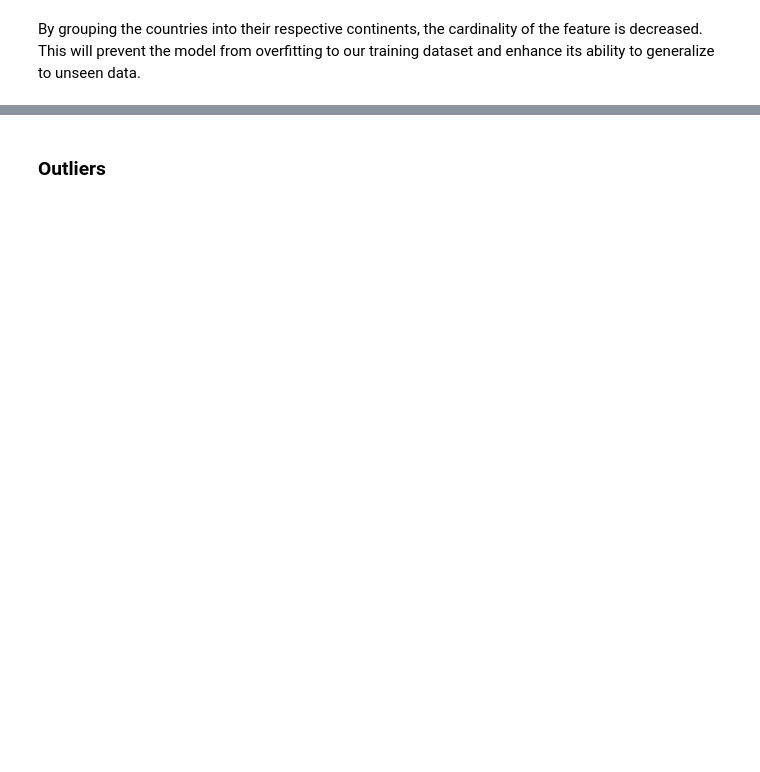
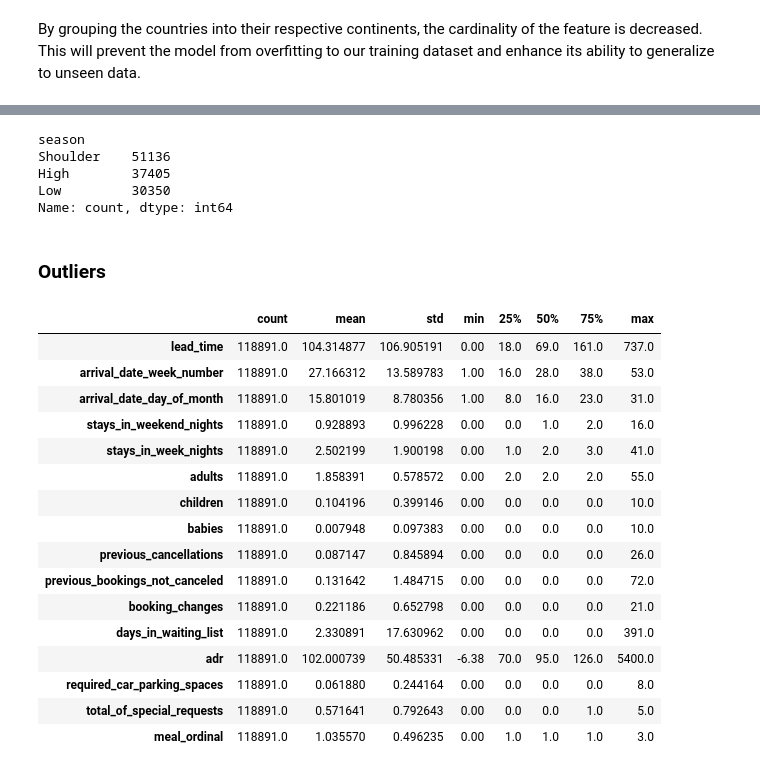
Before and after one commit to yusufkurubacak/Booking-Cancellation-Prediction, a Jupyter notebook: notebook.ipynb, the cells around one changed output, grey strips where cells are left out. Cells and saved outputs as stored; diff of their text form; code cells hidden in the pictures; blank space fills up the shorter version.

```diff
--- a/notebook.ipynb
+++ b/notebook.ipynb
@@ -264,0 +322,3 @@ This will prevent the model from overfitting to our training dataset and enhance
+# %%
+# Drop the meal feature
+df = df.drop('meal',axis =1)
@@ -265,2 +352,50 @@ This will prevent the model from overfitting to our training dataset and enhance
+# %%
+# Create the function to map months to seasons
+def month_to_season(month):
+    """ Convert the month name to tourism season."""
+
+    if month in ['June','July','August']:
+        return 'High'
+    elif month in ['September','October','November','April','May']:
+        return 'Shoulder'
+    elif month in ['December','January','February','March']:
+        return 'Low'
+    else:
+        return 'Unidentified'
+# %%
+# Create new feature using the function 'month_to_season'
+df['season'] = df['arrival_date_month'].apply(month_to_season)
+# %%
+# Display and count the unique values in 'season' column
+df['season'].value_counts()
+# %% [output]
+season
+Shoulder    51136
+High        37405
+Low         30350
+Name: count, dtype: int64
+# %%
+# Drop the feature 'arrival_date_month'
+df = df.drop('arrival_date_month',axis = 1)
 # %% [markdown]
 ### Outliers
+# %%
+df.describe().T
+# %% [output]
+|  | count | mean | std | min | 25% | 50% | 75% | max |
+| lead_time | 118891.0 | 104.314877 | 106.905191 | 0.00 | 18.0 | 69.0 | 161.0 | 737.0 |
+| arrival_date_week_number | 118891.0 | 27.166312 | 13.589783 | 1.00 | 16.0 | 28.0 | 38.0 | 53.0 |
+| arrival_date_day_of_month | 118891.0 | 15.801019 | 8.780356 | 1.00 | 8.0 | 16.0 | 23.0 | 31.0 |
+| stays_in_weekend_nights | 118891.0 | 0.928893 | 0.996228 | 0.00 | 0.0 | 1.0 | 2.0 | 16.0 |
+| stays_in_week_nights | 118891.0 | 2.502199 | 1.900198 | 0.00 | 1.0 | 2.0 | 3.0 | 41.0 |
+| adults | 118891.0 | 1.858391 | 0.578572 | 0.00 | 2.0 | 2.0 | 2.0 | 55.0 |
+| children | 118891.0 | 0.104196 | 0.399146 | 0.00 | 0.0 | 0.0 | 0.0 | 10.0 |
+| babies | 118891.0 | 0.007948 | 0.097383 | 0.00 | 0.0 | 0.0 | 0.0 | 10.0 |
+| previous_cancellations | 118891.0 | 0.087147 | 0.845894 | 0.00 | 0.0 | 0.0 | 0.0 | 26.0 |
+| previous_bookings_not_canceled | 118891.0 | 0.131642 | 1.484715 | 0.00 | 0.0 | 0.0 | 0.0 | 72.0 |
+| booking_changes | 118891.0 | 0.221186 | 0.652798 | 0.00 | 0.0 | 0.0 | 0.0 | 21.0 |
+| days_in_waiting_list | 118891.0 | 2.330891 | 17.630962 | 0.00 | 0.0 | 0.0 | 0.0 | 391.0 |
+| adr | 118891.0 | 102.000739 | 50.485331 | -6.38 | 70.0 | 95.0 | 126.0 | 5400.0 |
+| required_car_parking_spaces | 118891.0 | 0.061880 | 0.244164 | 0.00 | 0.0 | 0.0 | 0.0 | 8.0 |
+| total_of_special_requests | 118891.0 | 0.571641 | 0.792643 | 0.00 | 0.0 | 0.0 | 1.0 | 5.0 |
+| meal_ordinal | 118891.0 | 1.035570 | 0.496235 | 0.00 | 1.0 | 1.0 | 1.0 | 3.0 |
```
Also changed, not shown: parts of 44 cells of this notebook, 1 other file.
